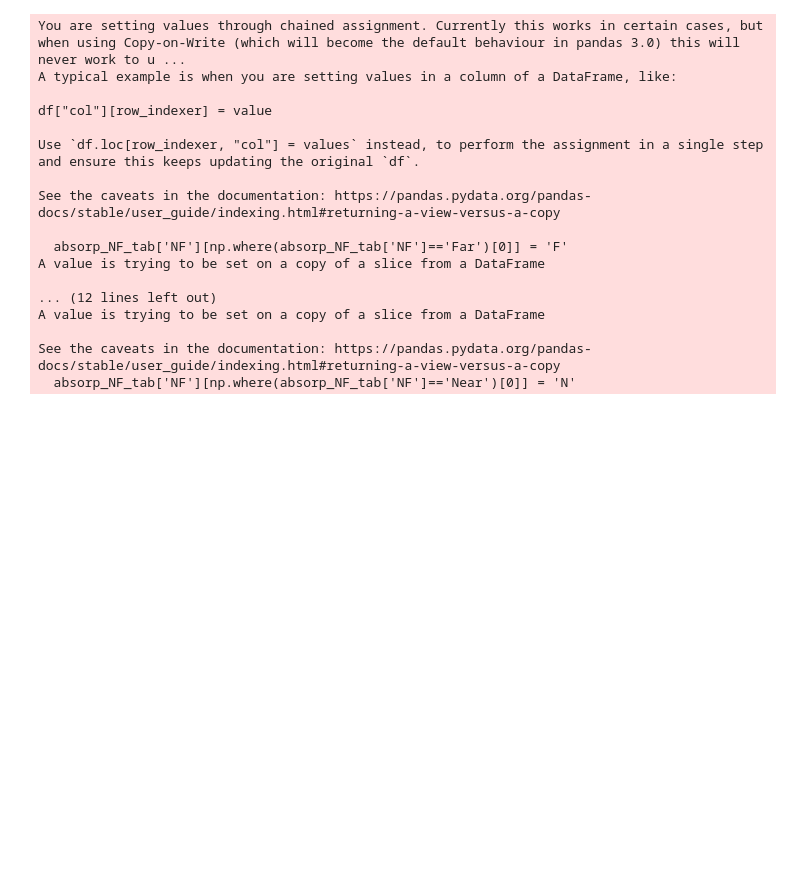
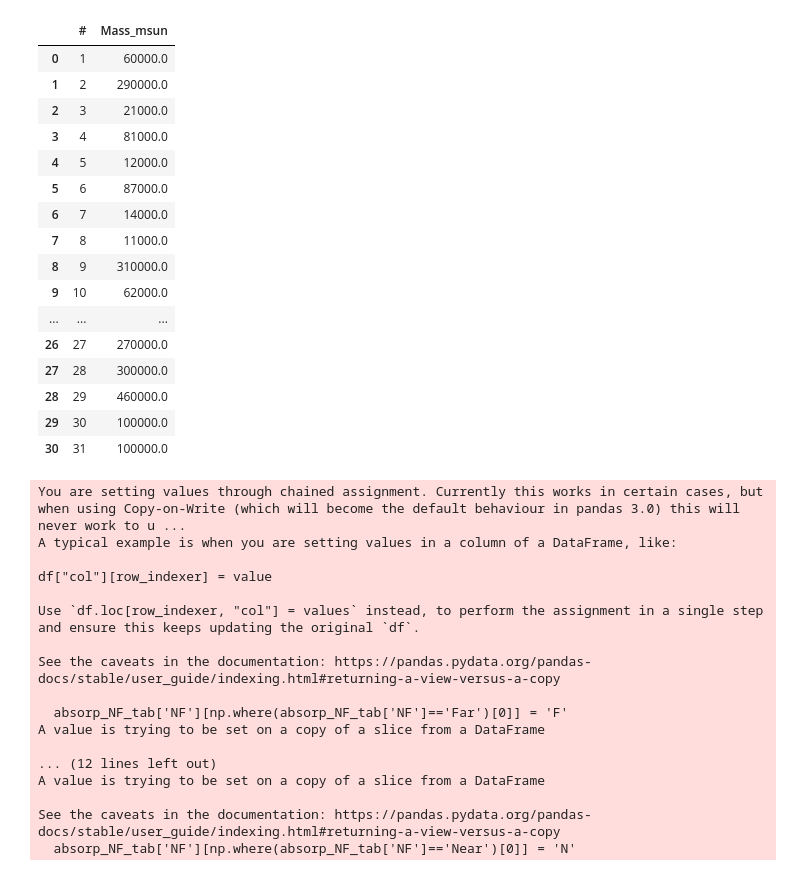
Before and after one commit to danilipman/cmz_synth, a Jupyter notebook: make_new_synth_table.ipynb, the cells around one changed output. Drawn from its saved outputs; the diff is of its cells as text; code cells hidden in the pictures; blank space fills up the shorter version.

```diff
--- a/make_new_synth_table.ipynb
+++ b/make_new_synth_table.ipynb
@@ -49,6 +55,26 @@ Row index=20
 | leaf_id | minimum_h2co | median_cband_weighted | fraction_value_weighted | median_cband_peak_mask | fraction_value_peak_mask | ... |
 | str3 | float64 | float64 | float64 | float64 | float64 | ... |
 | 17a | -42.7 | 7.2 | 0.17 | 11.9 | 0.28 | ... |
+# %%
+absorp_mass_tab
+# %% [output]
+|  | # | Mass_msun |
+| 0 | 1 | 60000.0 |
+| 1 | 2 | 290000.0 |
+| 2 | 3 | 21000.0 |
+| 3 | 4 | 81000.0 |
+| 4 | 5 | 12000.0 |
+| 5 | 6 | 87000.0 |
+| 6 | 7 | 14000.0 |
+| 7 | 8 | 11000.0 |
+| 8 | 9 | 310000.0 |
+| 9 | 10 | 62000.0 |
+| ... | ... | ... |
+| 26 | 27 | 270000.0 |
+| 27 | 28 | 300000.0 |
+| 28 | 29 | 460000.0 |
+| 29 | 30 | 100000.0 |
+| 30 | 31 | 100000.0 |
 # %%
 absorp_NF_tab['NF'][np.where(absorp_NF_tab['NF']=='Far')[0]] = 'F'
 absorp_NF_tab['NF'][np.where(absorp_NF_tab['NF']=='Near')[0]] = 'N'
```
Also changed, not shown: parts of 4 cells of this notebook, 8 other files.
